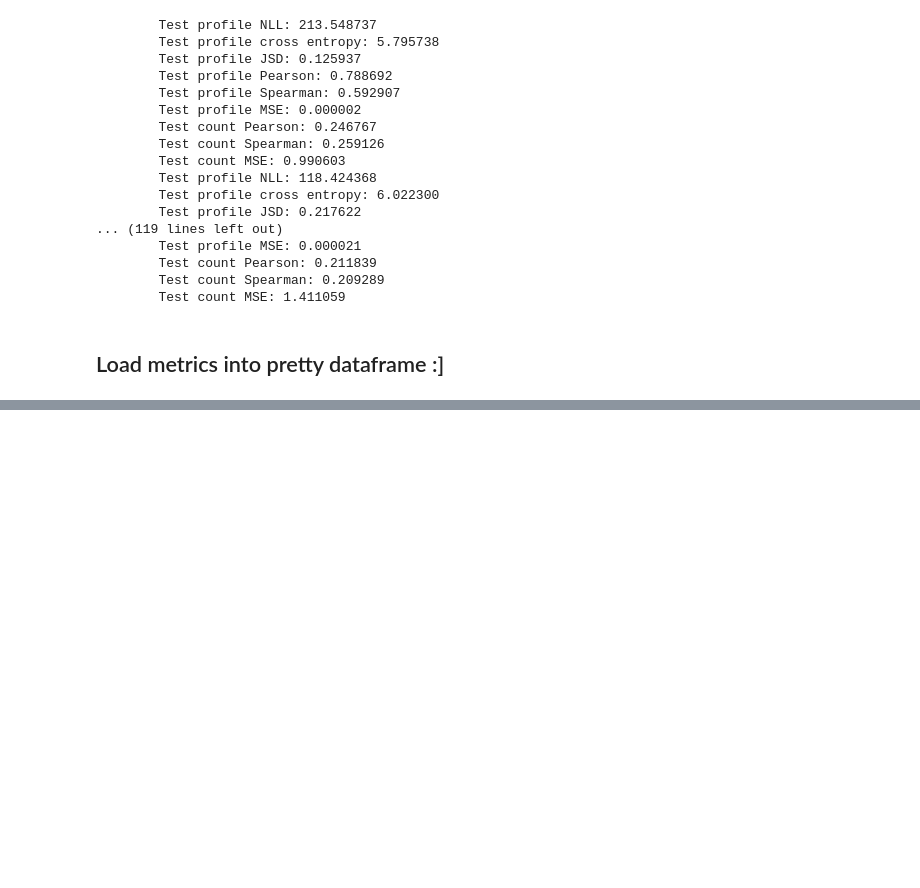
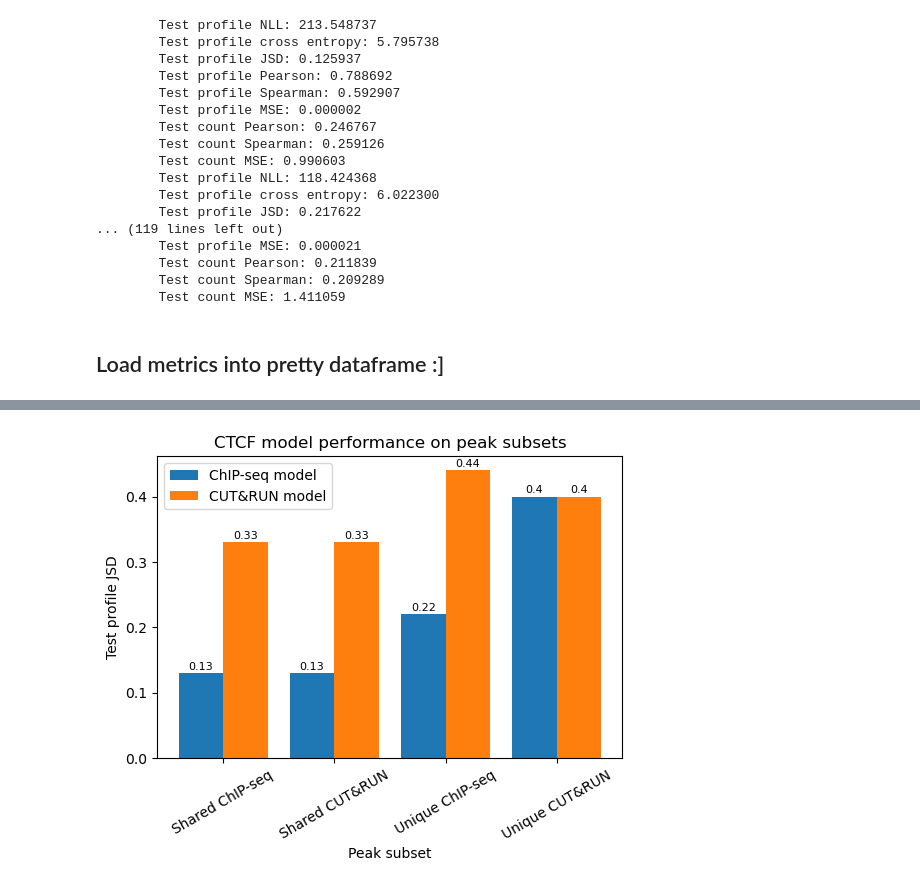
Before and after one commit to katie-sp/bpnet-internship, a Jupyter notebook: reports/katie_notebooks/summer2022_analysis/metrics_across_subsets.ipynb, the cells around one changed output, grey strips where cells are left out. Saved outputs shown, nothing was run; the diff lists cells and outputs as text; code cells hidden in the pictures; blank space fills up the shorter version.

```diff
--- a/reports/katie_notebooks/summer2022_analysis/metrics_across_subsets.ipynb
+++ b/reports/katie_notebooks/summer2022_analysis/metrics_across_subsets.ipynb
@@ -313,0 +350,4 @@ metrics.loc['FOSL2 chip-seq model':'FOSL2 cutnrun model',:]
+# %%
+plot_metrics('CTCF', 'Test profile JSD')
+# %% [output]
+[figure, added]
```
Also changed, not shown: parts of 6 cells of this notebook, 2 other files.
